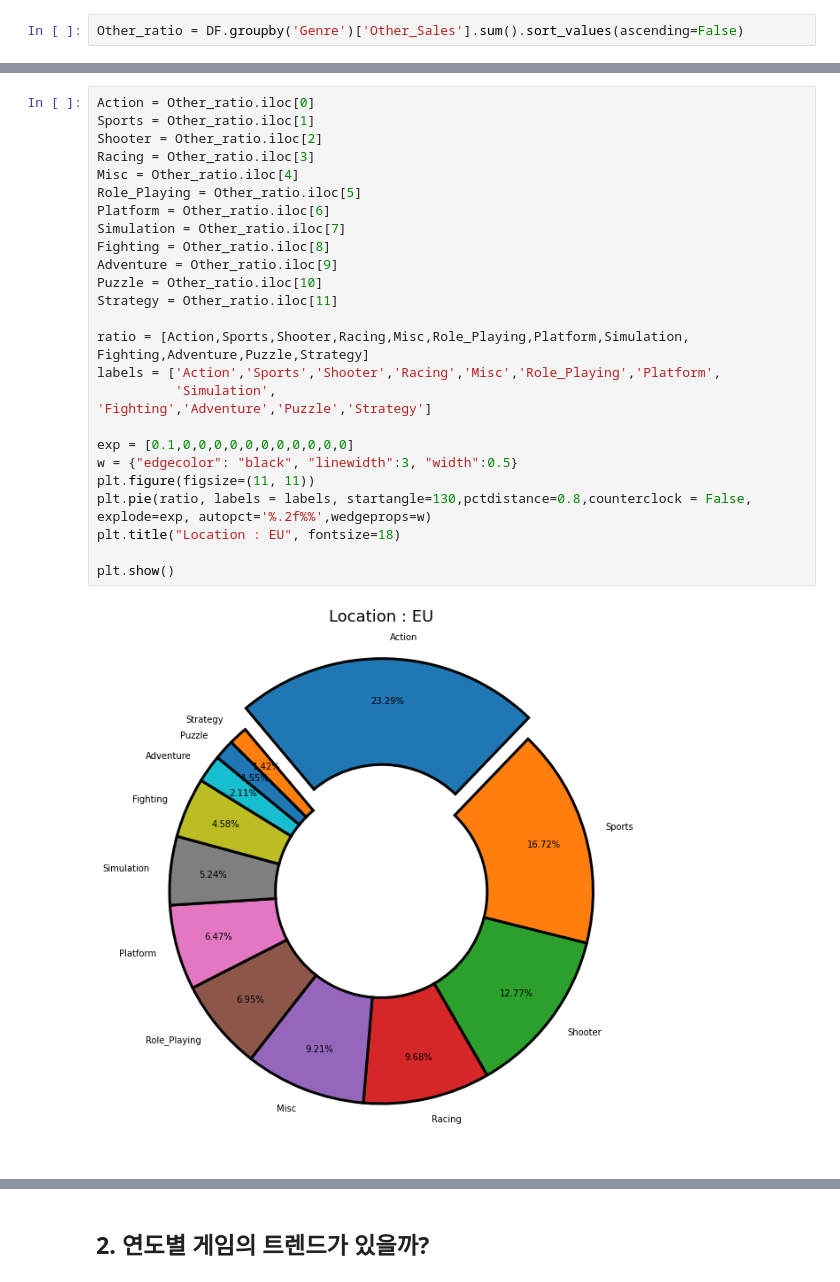
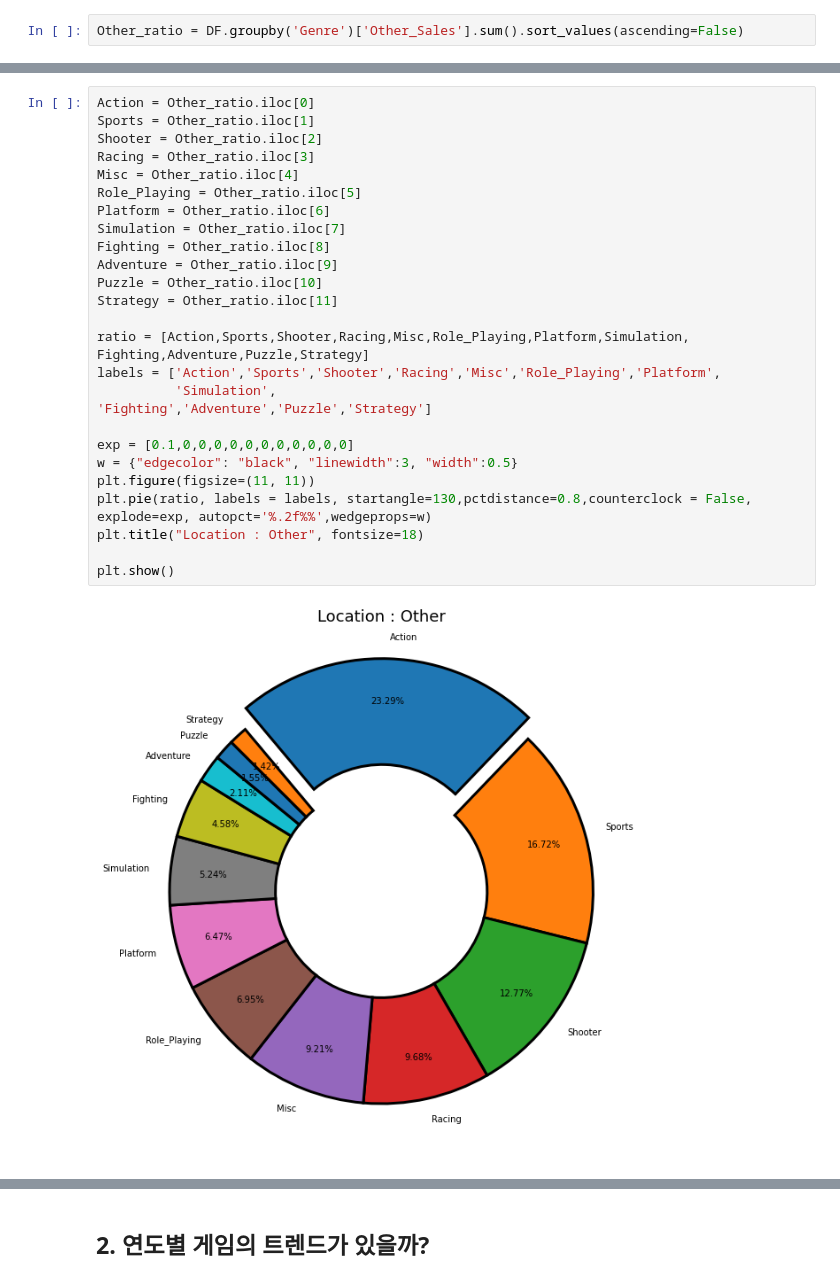
Before and after one commit to sbtmsk/project1, a Jupyter notebook: project1.ipynb, the cells around one changed output, grey strips where cells are left out. Cells and saved outputs as stored; diff of their text form.

```diff
--- a/project1.ipynb
+++ b/project1.ipynb
@@ -444,29 +444,29 @@ Name: Other_Sales, dtype: float64
 # %%
 Action = Other_ratio.iloc[0]
 Sports = Other_ratio.iloc[1]
 Shooter = Other_ratio.iloc[2]
 Racing = Other_ratio.iloc[3]
 Misc = Other_ratio.iloc[4]
 Role_Playing = Other_ratio.iloc[5]
 Platform = Other_ratio.iloc[6]
 Simulation = Other_ratio.iloc[7]
 Fighting = Other_ratio.iloc[8]
 Adventure = Other_ratio.iloc[9]
 Puzzle = Other_ratio.iloc[10]
 Strategy = Other_ratio.iloc[11]
 
 ratio = [Action,Sports,Shooter,Racing,Misc,Role_Playing,Platform,Simulation,
 Fighting,Adventure,Puzzle,Strategy]
 labels = ['Action','Sports','Shooter','Racing','Misc','Role_Playing','Platform',
           'Simulation',
 'Fighting','Adventure','Puzzle','Strategy']
 
 exp = [0.1,0,0,0,0,0,0,0,0,0,0,0]
 w = {"edgecolor": "black", "linewidth":3, "width":0.5}
 plt.figure(figsize=(11, 11))
 plt.pie(ratio, labels = labels, startangle=130,pctdistance=0.8,counterclock = False, explode=exp, autopct='%.2f%%',wedgeprops=w)
-plt.title("Location : EU", fontsize=18)
+plt.title("Location : Other", fontsize=18)
 
 plt.show()
 # %% [output]
-[figure, old version]
+[figure, new version]
```
Also changed, not shown: parts of 2 cells of this notebook.
